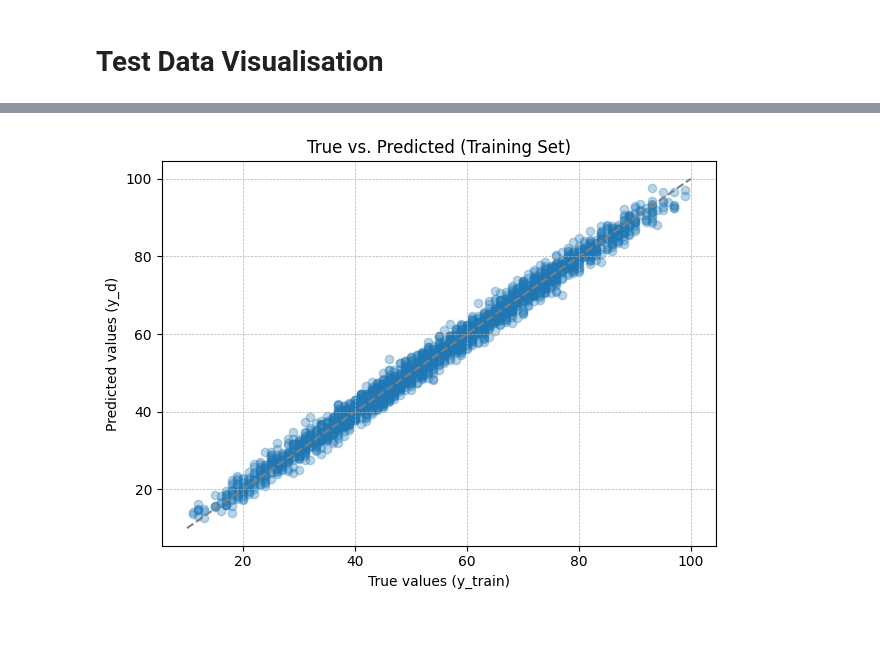
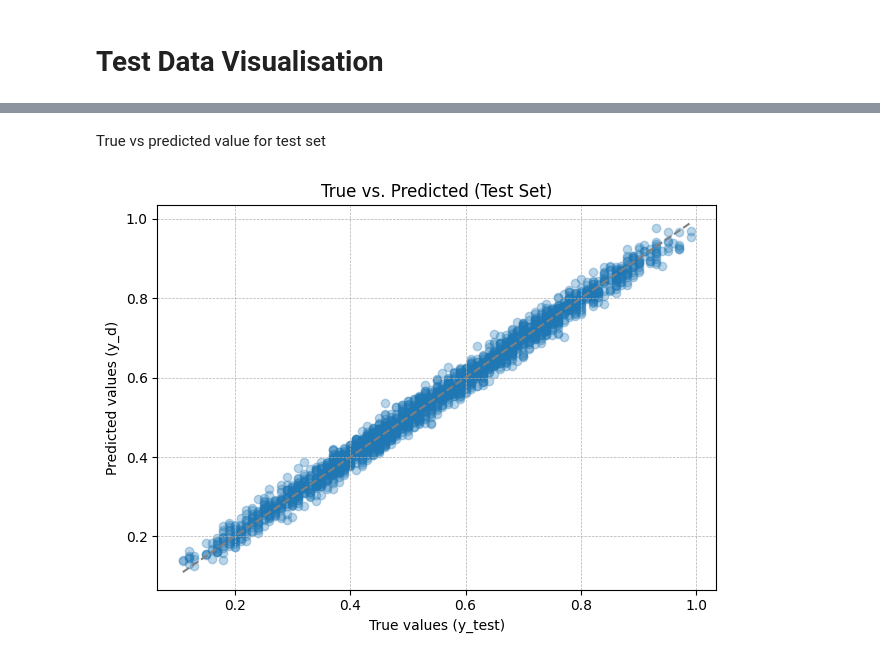
Before and after one commit to anshulrath0re/Multiple_Linear_regression_from_scratch, a Jupyter notebook: MLR_Sratch.ipynb, the cells around one changed output, grey strips where cells are left out. Saved outputs shown, nothing was run; the diff lists cells and outputs as text; code cells hidden in the pictures; blank space fills up the shorter version.

```diff
--- a/MLR_Sratch.ipynb
+++ b/MLR_Sratch.ipynb
@@ -43,0 +34,2 @@ array([[ 7, 99,  1,  9,  1],
+# %%
+X = X/[10,100,1,10,10]
@@ -44,2 +46,2 @@ array([[ 7, 99,  1,  9,  1],
 # %%
-y
+y = y/100
@@ -201,17 +238,19 @@ plt.show()
+# %% [markdown]
+True vs predicted value for test set
 # %%
-min_val = min(y_train.min(), y_d.min())
-max_val = max(y_train.max(), y_d.max())
+min_val = min(y_test.min(), y_d.min())
+max_val = max(y_test.max(), y_d.max())
 
 # Plot
 plt.figure()
 plt.scatter(y_test, y_d, alpha=0.3)
 
 plt.plot([min_val, max_val], [min_val, max_val], color='grey', linestyle='--')
-plt.xlabel('True values (y_train)')
+plt.xlabel('True values (y_test)')
 plt.ylabel('Predicted values (y_d)')
-plt.title('True vs. Predicted (Training Set)')
+plt.title('True vs. Predicted (Test Set)')
 plt.grid(True, linestyle='--', linewidth=0.5)
 plt.tight_layout()
 plt.show()
 # %% [output]
-[figure, old version]
+[figure, new version]
```
Also changed, not shown: parts of 25 cells of this notebook.
